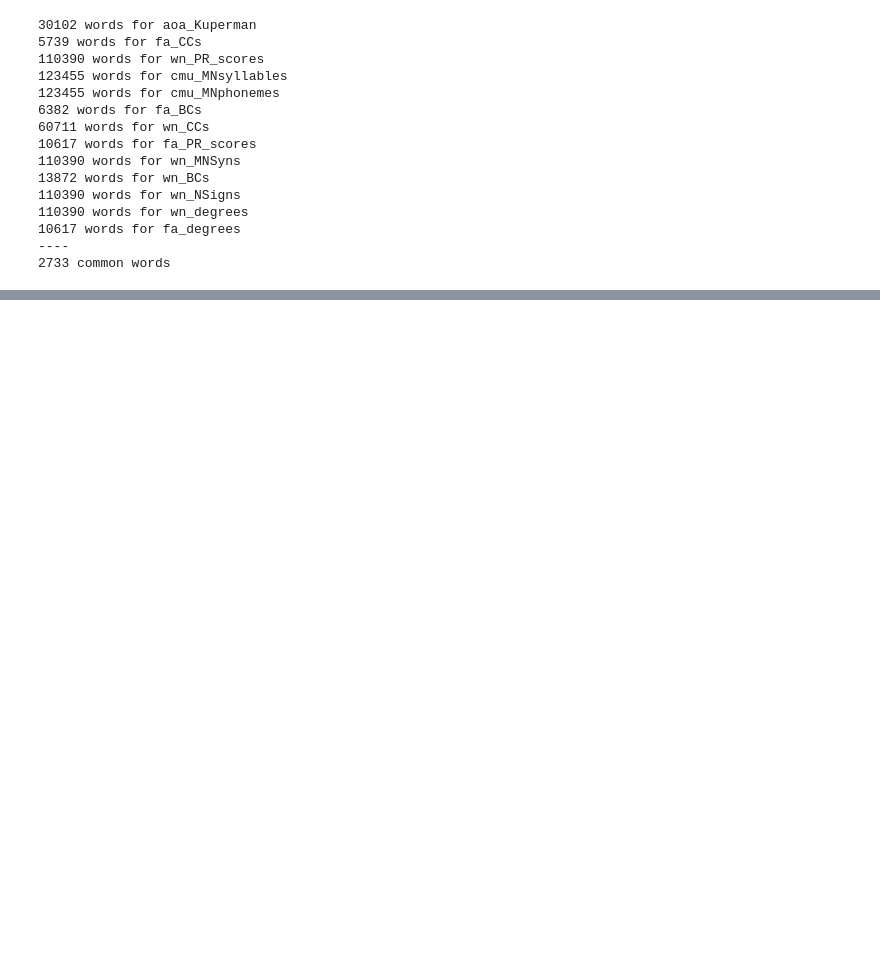
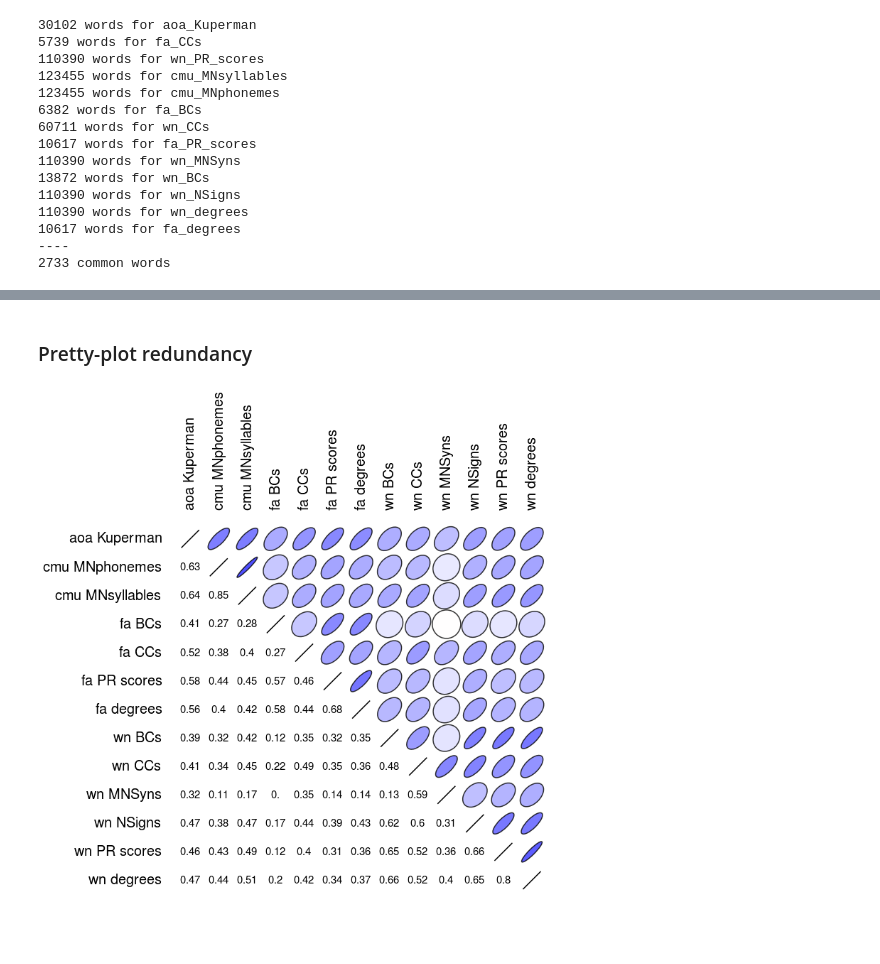
Before and after one commit to wehlutyk/brainscopypaste, a Jupyter notebook: feature_correlations.ipynb, the cells around one changed output, grey strips where cells are left out. Drawn from its saved outputs; the diff is of its cells as text; code cells hidden in the pictures; blank space fills up the shorter version.

```diff
--- a/feature_correlations.ipynb
+++ b/feature_correlations.ipynb
@@ -110,0 +229,19 @@ with open('../data/common_features.csv', 'wb') as outf:
+# %%
+# Compute the mutual informations
+n_bins = 5
+mutual_informations = np.zeros_like(pearson_correlations)
+for i, wf1 in enumerate(word_features):
+    for j, wf2 in enumerate(word_features):
+        mutual_informations[i, j] = MI(wf1, wf2, n_bins)
+
+# Rescale and normalize
+mutual_informations = np.log(mutual_informations)
+mi_min = mutual_informations.min()
+mi_max = mutual_informations.max()
+mutual_informations = (mutual_informations - mi_min) / (mi_max - mi_min)
+# %% [markdown]
+### Pretty-plot redundancy
+# %%
+pretty_plot_correlations(mutual_informations, labels, size_scaling=2.8, cor_fontsize=15, label_fontsize=20)
+# %% [output]
+[figure, added]
```
Also changed, not shown: parts of 18 cells of this notebook.
